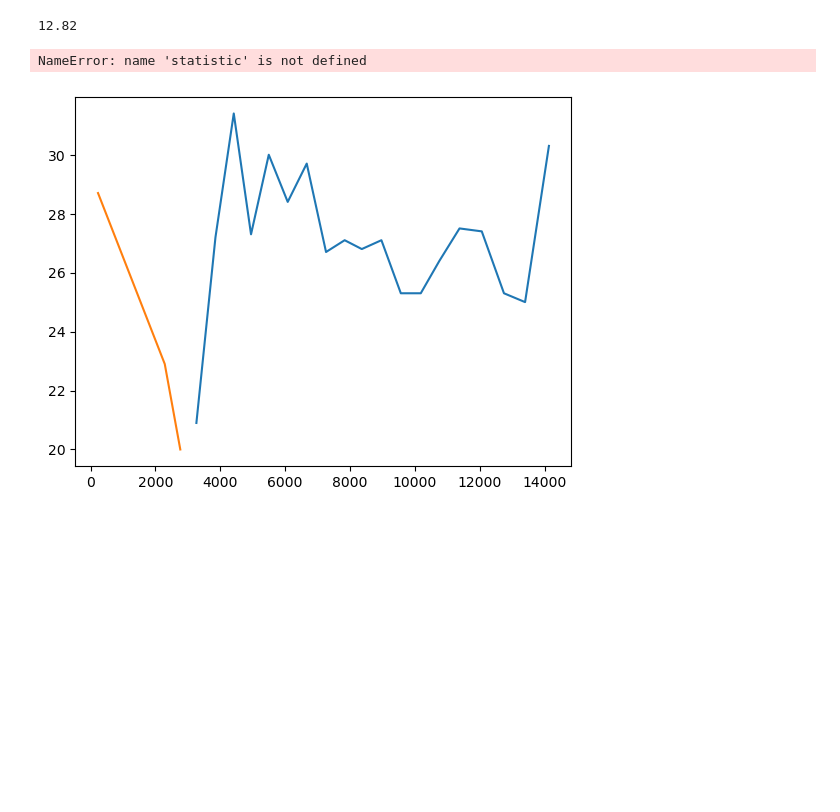
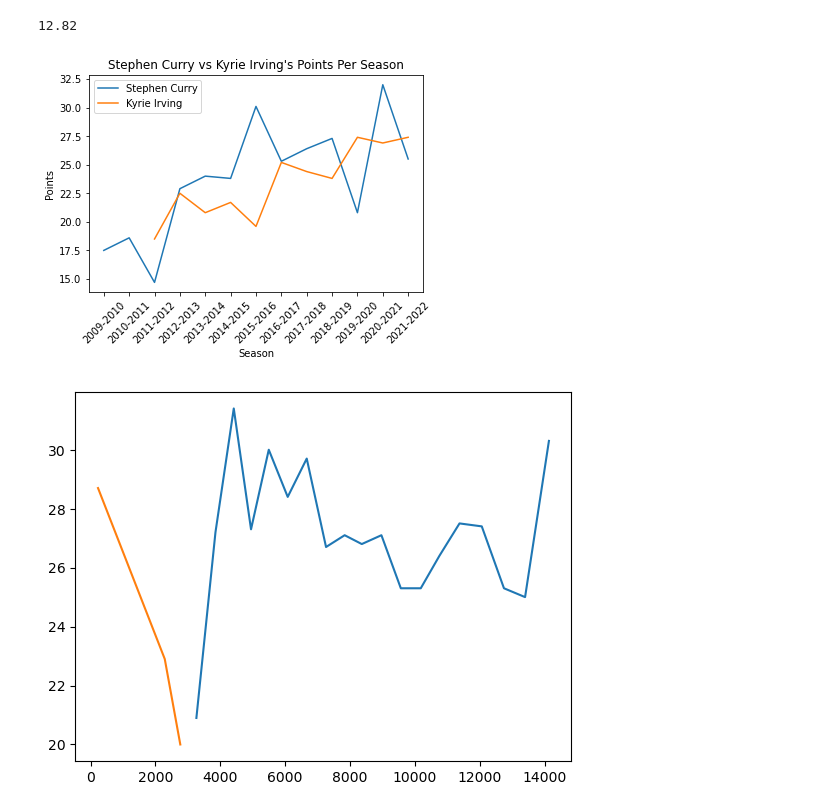
Before and after one commit to mcbrennan1/sds271_final_project, a Jupyter notebook: player_class.ipynb, the cells around one changed output. Drawn from its saved outputs; the diff is of its cells as text; code cells hidden in the pictures; blank space fills up the shorter version.

Commit message:
finished compare players function and made py file of class

```diff
--- a/player_class.ipynb
+++ b/player_class.ipynb
@@ -93,9 +93,28 @@ class Player():
         singlestats = playerstats[playermask]
         secondplayermask = playerstats["Player"] == str(another_player)
         otherstats = playerstats[secondplayermask]
-        plt.plot(singlestats["PTS"])
-        plt.plot(otherstats["PTS"])
-        plt.show()
+        if len(otherstats) == 0:
+            return("This player either does not exist or the statistics for them are unavailable :( sorry")
+        if len(singlestats) >= len(otherstats):
+            sns.lineplot(x = singlestats["Year"], y = singlestats["PTS"], label = str(self.player.values[0]))
+            #plt.plot(singlestats["PTS"], label = str(self.player.values[0]))
+            plt.plot(otherstats["Year"], otherstats["PTS"], label = another_player)
+            plt.xticks(rotation = 45)
+            plt.xlabel("Season")
+            plt.ylabel("Points")
+            plt.title(f"{self.player.values[0]} vs {another_player}'s Points Per Season")
+            plt.legend()
+            plt.show()
+        else:
+            sns.lineplot(x = otherstats["Year"], y = otherstats["PTS"], label = another_player)
+            #plt.plot(singlestats["PTS"], label = str(self.player.values[0]))
+            plt.plot(singlestats["Year"], singlestats["PTS"], label = str(self.player.values[0]))
+            plt.xticks(rotation = 45)
+            plt.xlabel("Season")
+            plt.ylabel("Points")
+            plt.title(f"{self.player.values[0]} vs {another_player}'s Points Per Season")
+            plt.legend()
+            plt.show()
 # %%
 # Test for the functions
 Curry = Player(player = "Stephen Curry", season = "2015-2016")
@@ -104,9 +123,9 @@ Curry.turnover_percentage()
 # %% [output]
 12.82
 # %%
-Curry.compare_player("Michael Jordan*")
+Curry.compare_player("Kyrie Irving")
 # %% [output]
-NameError: name 'statistic' is not defined
+[figure, added]
 # %%
 LeBron = Player(player = "LeBron James", season = "2015-2016")
 # %%
```
